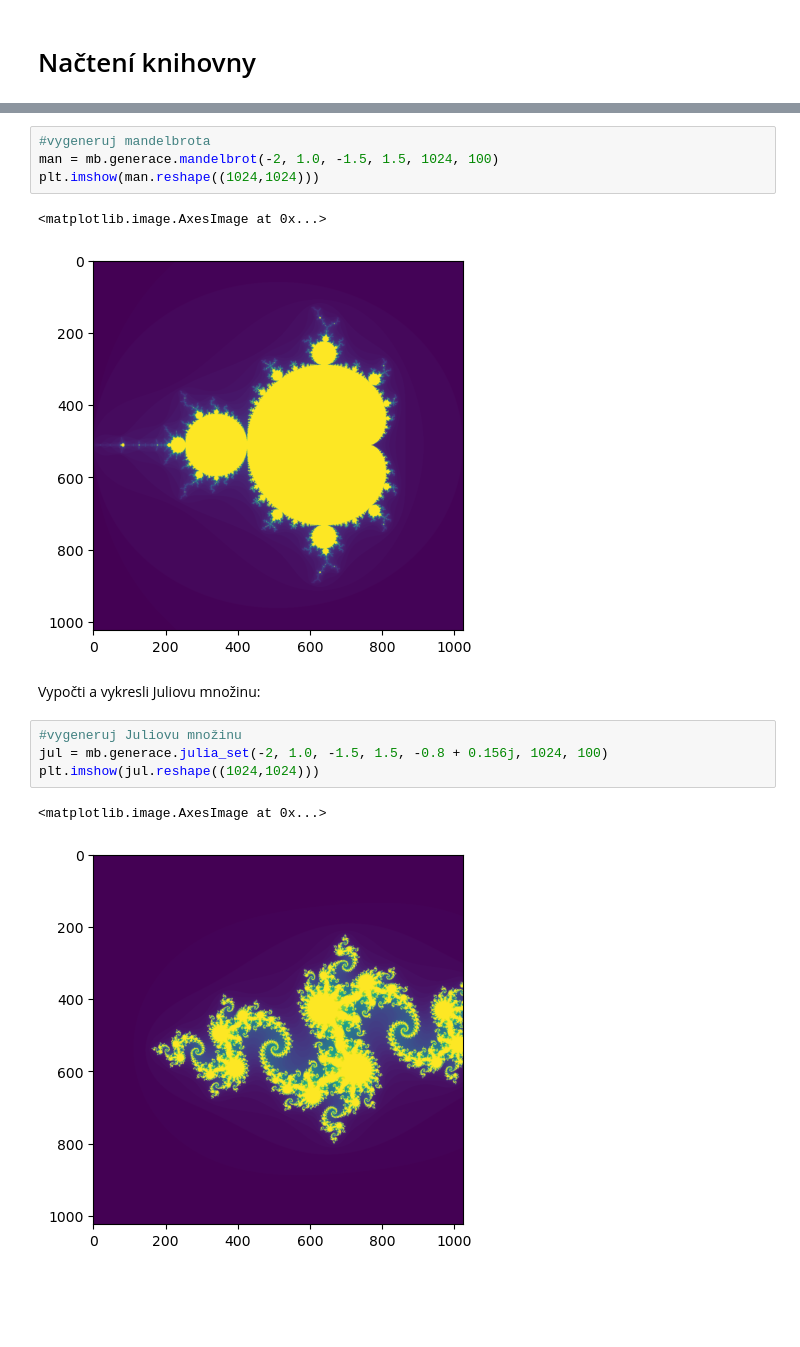
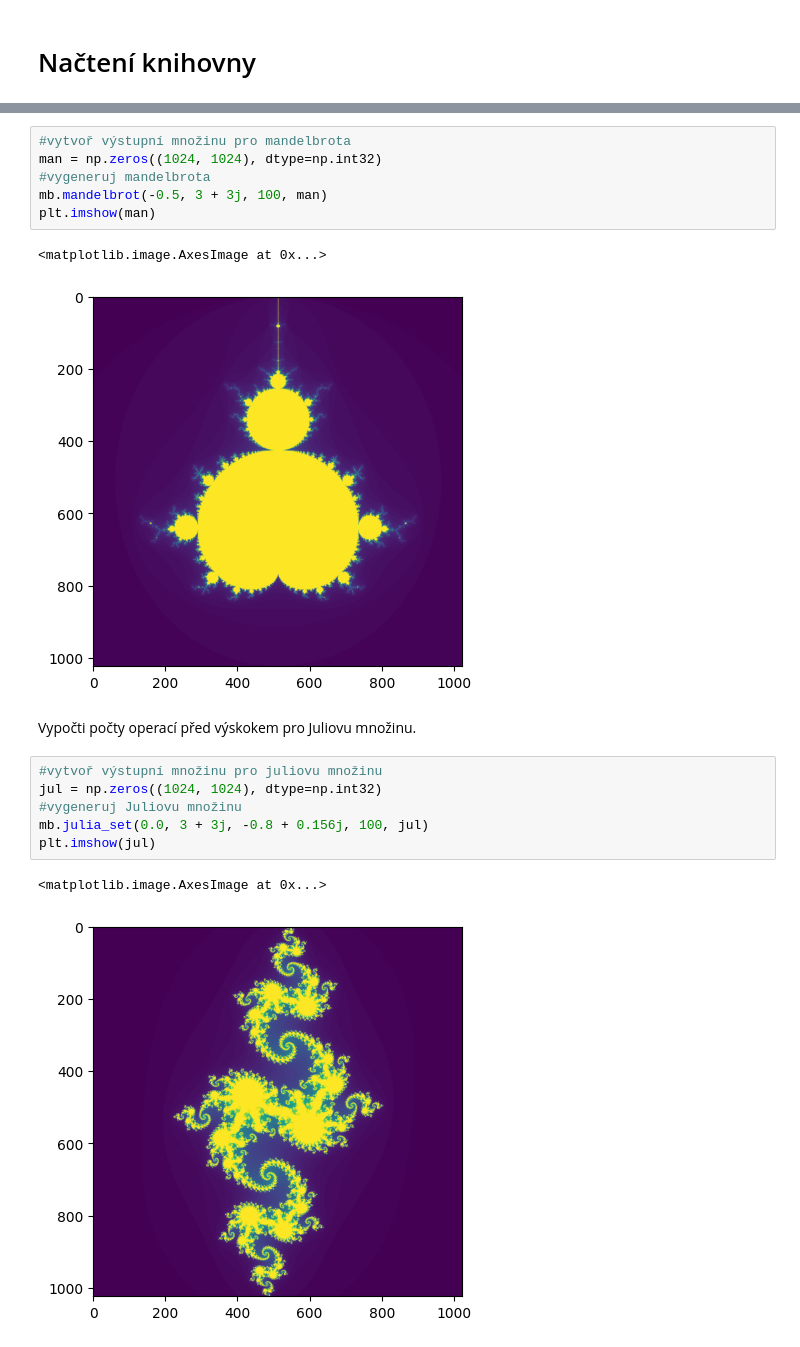
Before and after one commit to tynberry/vvp_projekt, a Jupyter notebook: examples/examples.ipynb, the cells around one changed output, grey strips where cells are left out. Drawn from its saved outputs; the diff is of its cells as text; blank space fills up the shorter version.

```diff
--- a/examples/examples.ipynb
+++ b/examples/examples.ipynb
@@ -13,16 +12,20 @@ Vypočti a vykresli Mandelbrotovu množinu:
 # %%
+#vytvoř výstupní množinu pro mandelbrota
+man = np.zeros((1024, 1024), dtype=np.int32)
 #vygeneruj mandelbrota
-man = mb.generace.mandelbrot(-2, 1.0, -1.5, 1.5, 1024, 100)
-plt.imshow(man.reshape((1024,1024)))
+mb.mandelbrot(-0.5, 3 + 3j, 100, man)
+plt.imshow(man)
 # %% [output]
 <matplotlib.image.AxesImage at 0x...>
-[figure, old version]
+[figure, new version]
 # %% [markdown]
-Vypočti a vykresli Juliovu množinu:
+Vypočti počty operací před výskokem pro Juliovu množinu.
 # %%
+#vytvoř výstupní množinu pro juliovu množinu
+jul = np.zeros((1024, 1024), dtype=np.int32)
 #vygeneruj Juliovu množinu
-jul = mb.generace.julia_set(-2, 1.0, -1.5, 1.5, -0.8 + 0.156j, 1024, 100)
-plt.imshow(jul.reshape((1024,1024)))
+mb.julia_set(0.0, 3 + 3j, -0.8 + 0.156j, 100, jul)
+plt.imshow(jul)
 # %% [output]
 <matplotlib.image.AxesImage at 0x...>
-[figure, old version]
+[figure, new version]
```
Also changed, not shown: parts of 8 cells of this notebook.
